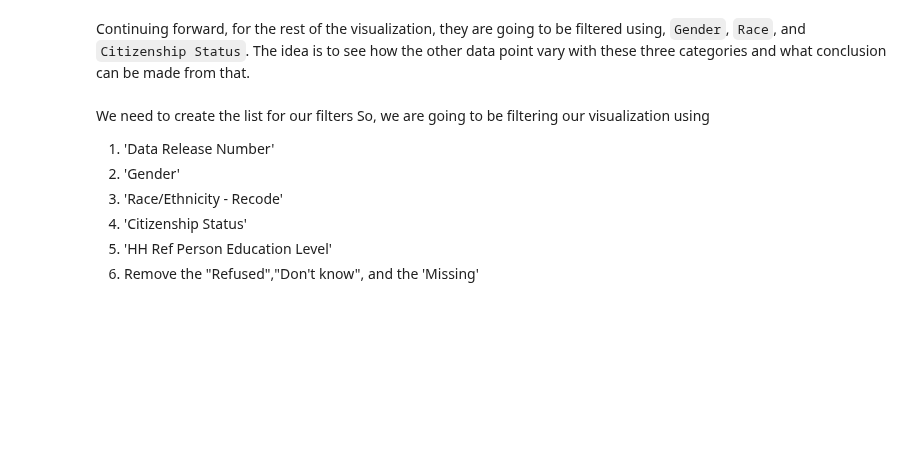
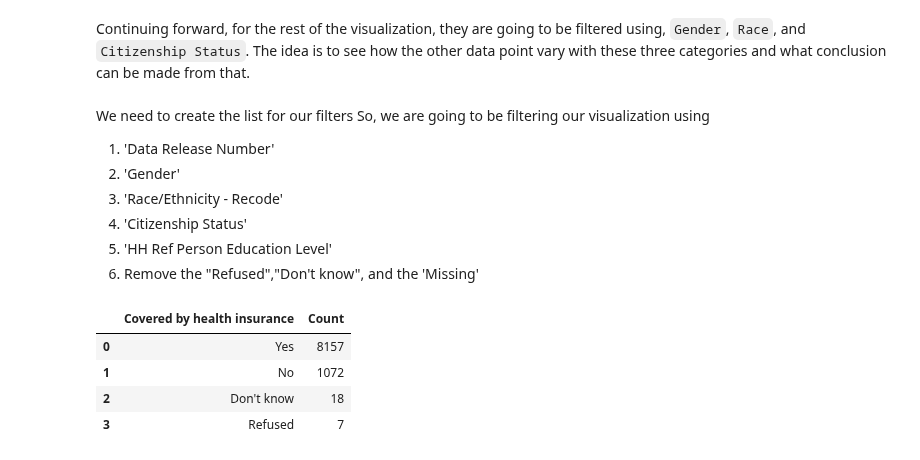
Before and after one commit to kkrusere/NHANES-Data-Visualization-Dashboard-on-Health-Disparities-and-Inequities, a Jupyter notebook: NHANES_data_collection_and_EDA.ipynb, the cells around one changed output. Saved outputs shown, nothing was run; the diff lists cells and outputs as text; code cells hidden in the pictures; blank space fills up the shorter version.

```diff
--- a/NHANES_data_collection_and_EDA.ipynb
+++ b/NHANES_data_collection_and_EDA.ipynb
@@ -1282,16 +1286,34 @@ cycle_filter_list = list(cycle_filter_dict.keys())
 cycle_filter_list.insert(0, "All")
 
 #now we create a fuction that utilizes the cycle filter
-def cycle_filter(df, filter):
+def cycle_filter(df, filter, column_of_interest):
   """
   This function filters the "Data Release Number" column
   """
-  if filter == "All":
-    return df
+  if filter != "All":
+    print(f"we mare in cycle filter. filter = {filter}")
+    temp_df = df[df["Data Release Number"] == cycle_filter_dict.get(filter)]
   else:
-    temp_df = df[df["Data Release Number"] == cycle_filter_dict.get(filter)]
+    temp_df = df
 
+  try:
+    temp_df = pd.DataFrame(temp_df[column_of_interest].value_counts())
+    x = list(temp_df.columns)
+    x.append('Count')
+    temp_df.reset_index(inplace=True)
+    temp_df.columns = x
     return temp_df
+
+  except:
+    return temp_df
+# %%
+cycle_filter(dataframe,'2017-2018', 'Covered by health insurance')
+# %% [output]
+|  | Covered by health insurance | Count |
+| 0 | Yes | 8157 |
+| 1 | No | 1072 |
+| 2 | Don't know | 18 |
+| 3 | Refused | 7 |
 # %%
 #This is the 'Gender' filter that allows the user to visualize or analyze the data for a particular gender
 gender_filter_list = ['All','Male', 'Female']
```
Also changed, not shown: parts of 12 cells of this notebook.
